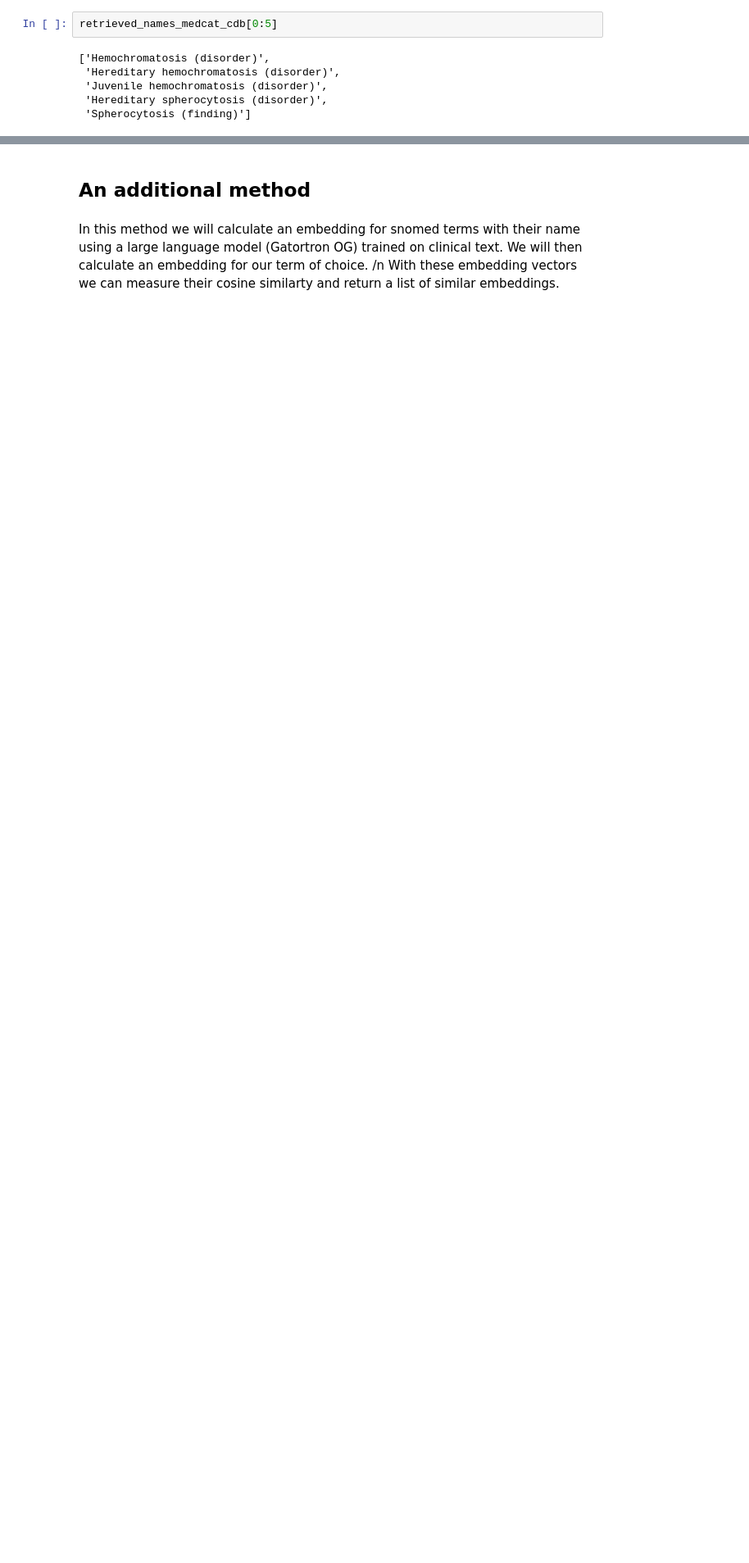
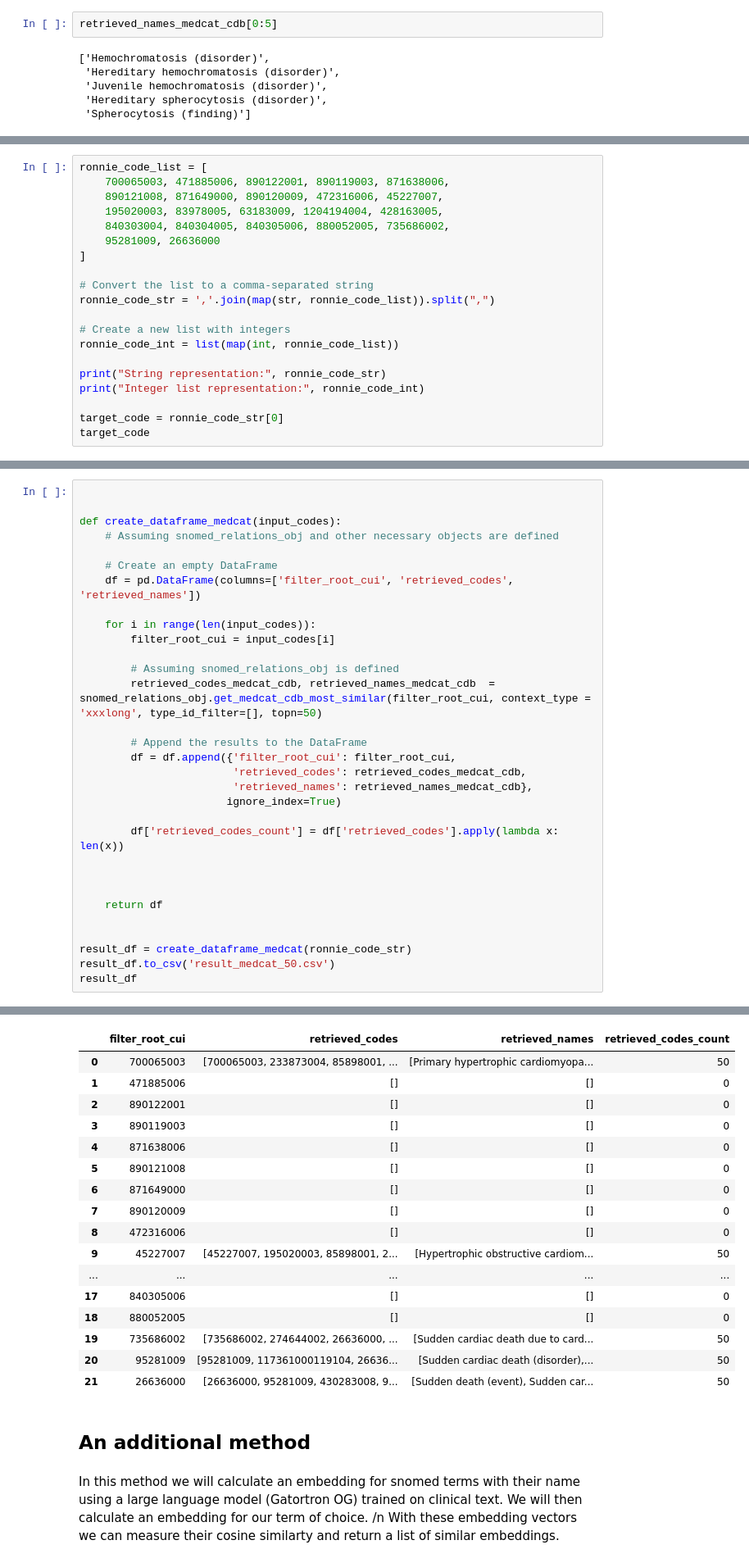
Before and after one commit to SamoraHunter/SNOMED_methods, a Jupyter notebook: snomed_methods_examples.ipynb, the cells around one changed output, grey strips where cells are left out. Shown at 82% size. Saved outputs shown, nothing was run; the diff lists cells and outputs as text; blank space fills up the shorter version.

Commit message:
added batch processing and output results to dataframe

```diff
--- a/snomed_methods_examples.ipynb
+++ b/snomed_methods_examples.ipynb
@@ -119,0 +123,20 @@ retrieved_names_medcat_cdb[0:5]
+# %%
+ronnie_code_list = [
+    700065003, 471885006, 890122001, 890119003, 871638006,
+    890121008, 871649000, 890120009, 472316006, 45227007,
+    195020003, 83978005, 63183009, 1204194004, 428163005,
+    840303004, 840304005, 840305006, 880052005, 735686002,
+    95281009, 26636000
+]
+
+# Convert the list to a comma-separated string
+ronnie_code_str = ','.join(map(str, ronnie_code_list)).split(",")
+
+# Create a new list with integers
+ronnie_code_int = list(map(int, ronnie_code_list))
+
+print("String representation:", ronnie_code_str)
+print("Integer list representation:", ronnie_code_int)
+
+target_code = ronnie_code_str[0]
+target_code
@@ -119,0 +192,32 @@ retrieved_names_medcat_cdb[0:5]
+# %%
+
+
+def create_dataframe_medcat(input_codes):
+    # Assuming snomed_relations_obj and other necessary objects are defined
+
+    # Create an empty DataFrame
+    df = pd.DataFrame(columns=['filter_root_cui', 'retrieved_codes', 'retrieved_names'])
+
+    for i in range(len(input_codes)):
+        filter_root_cui = input_codes[i]
+
+        # Assuming snomed_relations_obj is defined
+        retrieved_codes_medcat_cdb, retrieved_names_medcat_cdb  = snomed_relations_obj.get_medcat_cdb_most_similar(filter_root_cui, context_type = 'xxxlong', type_id_filter=[], topn=50)
+
+        # Append the results to the DataFrame
+        df = df.append({'filter_root_cui': filter_root_cui,
+                        'retrieved_codes': retrieved_codes_medcat_cdb,
+                        'retrieved_names': retrieved_names_medcat_cdb},
+                       ignore_index=True)
+
+        df['retrieved_codes_count'] = df['retrieved_codes'].apply(lambda x: len(x))
+
+
+
+    return df
+
+
+result_df = create_dataframe_medcat(ronnie_code_str)
+result_df.to_csv('result_medcat_50.csv')
+result_df
+# %% [output]
@@ -120,3 +238,20 @@ retrieved_names_medcat_cdb[0:5]
+|  | filter_root_cui | retrieved_codes | retrieved_names | retrieved_codes_count |
+| 0 | 700065003 | [700065003, 233873004, 85898001, ... | [Primary hypertrophic cardiomyopa... | 50 |
+| 1 | 471885006 | [] | [] | 0 |
+| 2 | 890122001 | [] | [] | 0 |
+| 3 | 890119003 | [] | [] | 0 |
+| 4 | 871638006 | [] | [] | 0 |
+| 5 | 890121008 | [] | [] | 0 |
+| 6 | 871649000 | [] | [] | 0 |
+| 7 | 890120009 | [] | [] | 0 |
+| 8 | 472316006 | [] | [] | 0 |
+| 9 | 45227007 | [45227007, 195020003, 85898001, 2... | [Hypertrophic obstructive cardiom... | 50 |
+| ... | ... | ... | ... | ... |
+| 17 | 840305006 | [] | [] | 0 |
+| 18 | 880052005 | [] | [] | 0 |
+| 19 | 735686002 | [735686002, 274644002, 26636000, ... | [Sudden cardiac death due to card... | 50 |
+| 20 | 95281009 | [95281009, 117361000119104, 26636... | [Sudden cardiac death (disorder),... | 50 |
+| 21 | 26636000 | [26636000, 95281009, 430283008, 9... | [Sudden death (event), Sudden car... | 50 |
 # %% [markdown]
 ## An additional method
 # %% [markdown]
```
Also changed, not shown: parts of 7 cells of this notebook.
